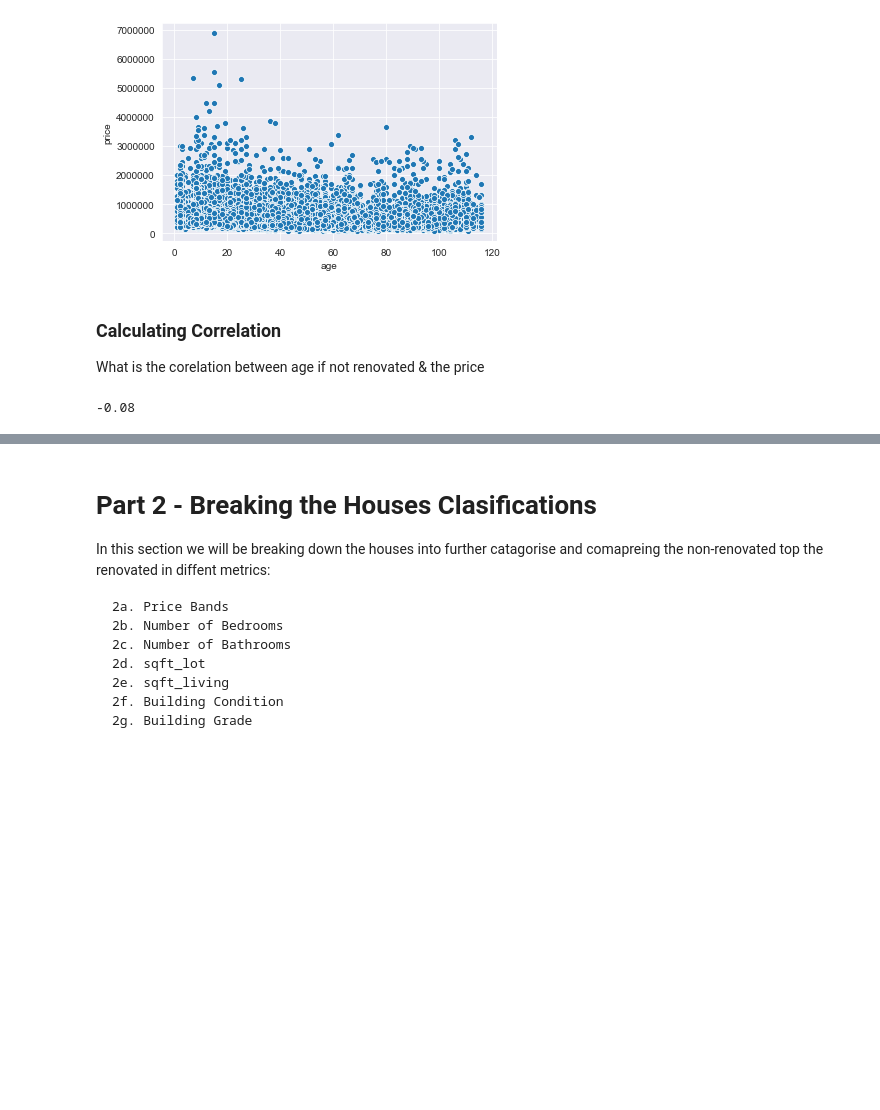
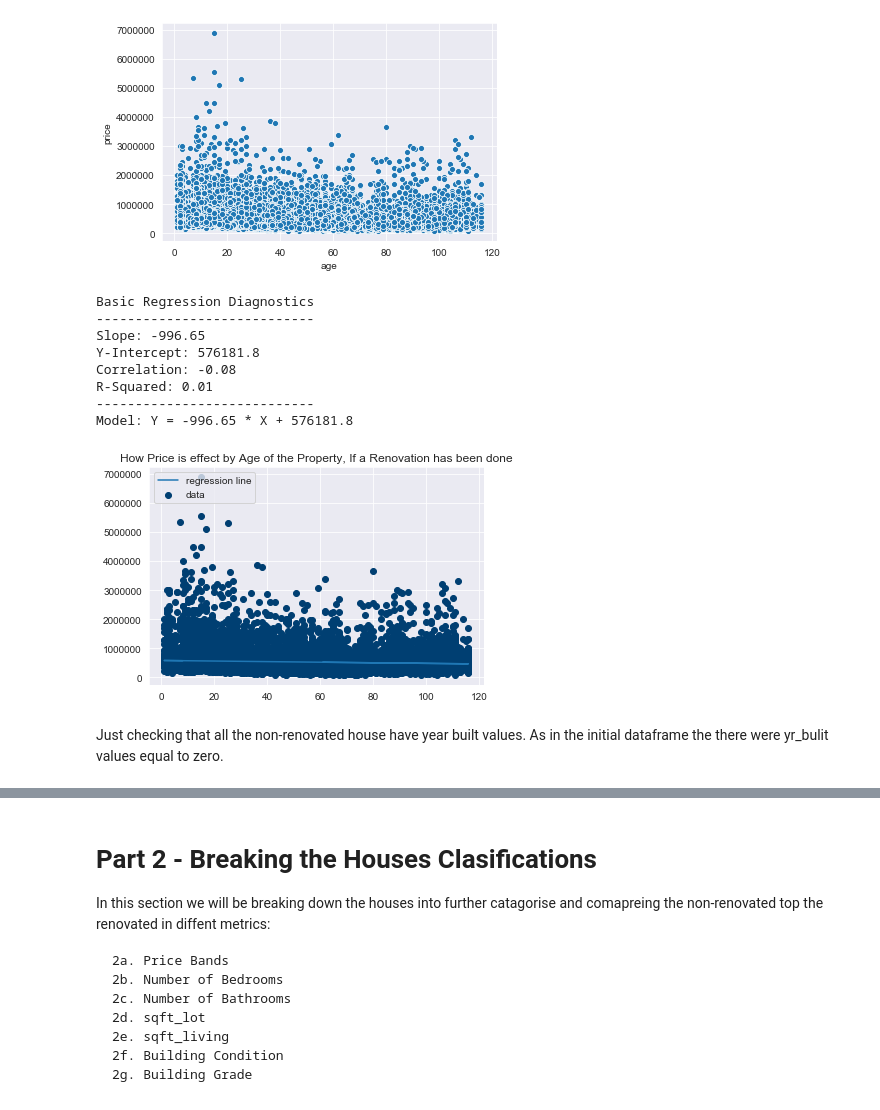
Before and after one commit to BanjiAjayi/Project1, a Jupyter notebook: Matt/Work Book 2.ipynb, the cells around one changed output, grey strips where cells are left out. Drawn from its saved outputs; the diff is of its cells as text; code cells hidden in the pictures; blank space fills up the shorter version.

```diff
--- a/Matt/Work Book 2.ipynb
+++ b/Matt/Work Book 2.ipynb
@@ -181,11 +249,17 @@ sns.scatterplot(data=df_non_ren, x=df_non_ren['age'], y=df_non_ren['price'])
 # %% [output]
 <matplotlib.axes._subplots.AxesSubplot at 0x...>
 [figure]
-# %% [markdown]
-### Calculating Correlation
-
-What is the corelation between age if not renovated & the price
-# %%
-correlation(df_non_ren['age'], df_non_ren['price'])
-# %% [output]
--0.08
+# %%
+reg_basic_and_plot(df_non_ren['age'], df_non_ren['price'], "How Price is effect by Age of the Property, If a Renovation has been done")
+# %% [output]
+Basic Regression Diagnostics
+----------------------------
+Slope: -996.65
+Y-Intercept: 576181.8
+Correlation: -0.08
+R-Squared: 0.01
+----------------------------
+Model: Y = -996.65 * X + 576181.8
+[figure, added]
+# %% [markdown]
+Just checking that all the non-renovated house have year built values. As in the initial dataframe the there were yr_bulit values equal to zero.
```
Also changed, not shown: parts of 12 cells of this notebook.
